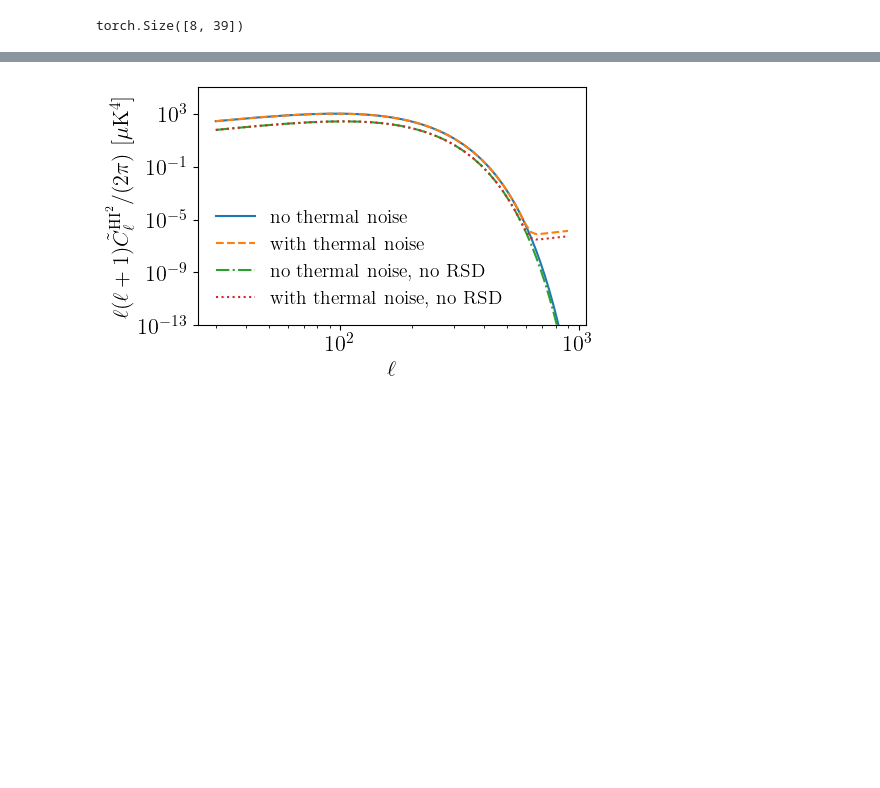
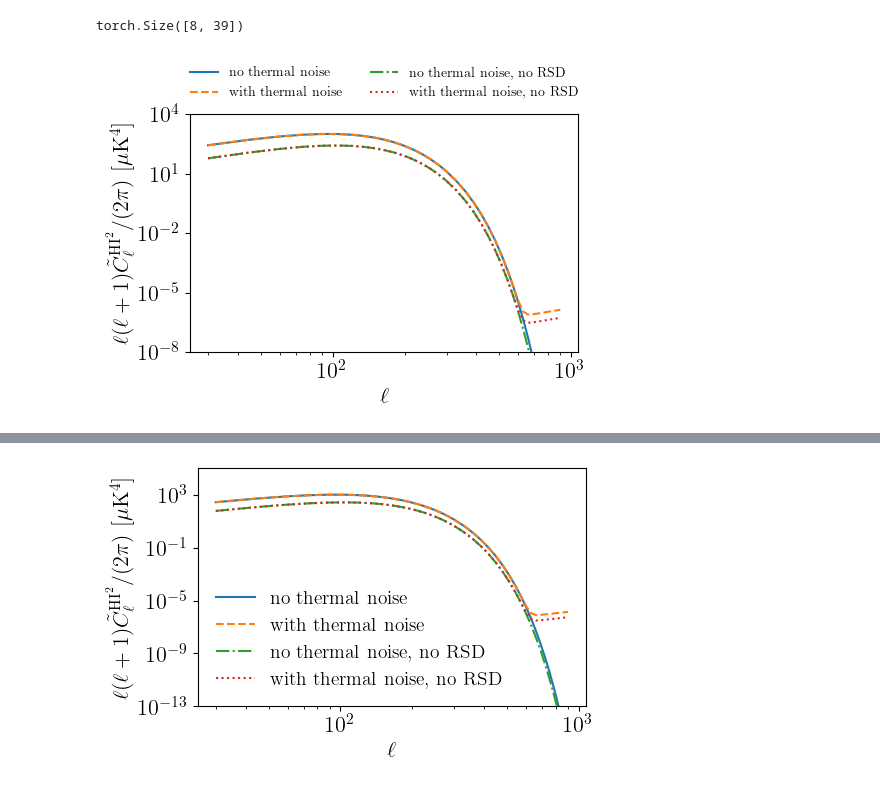
Before and after one commit to Einste11N/SquareField_CrossCorrelation, a Jupyter notebook: Evaluation.ipynb, the cells around one changed output, grey strips where cells are left out. Drawn from its saved outputs; the diff is of its cells as text; code cells hidden in the pictures; blank space fills up the shorter version.

```diff
--- a/Evaluation.ipynb
+++ b/Evaluation.ipynb
@@ -190,3 +190,29 @@ Cl_HI2_nonoise_noRSD /= (sc.c/1000)**4
 Cl_HI2_noRSD /= (sc.c/1000)**4
 Cl_HI2_nonoise_EoR /= (sc.c/1000)**4
 Cl_HI2_EoR /= (sc.c/1000)**4
+# %%
+fig = plt.figure(figsize=(5, 3.09), dpi=100)
+
+plt.plot(l_list, l_list * (l_list + 1) * Cl_HI2_nonoise / (2*np.pi)* 1e24, '-', label='no thermal noise')
+plt.plot(l_list, l_list * (l_list + 1) * Cl_HI2/ (2*np.pi)* 1e24, '--', label='with thermal noise')
+
+plt.plot(l_list, l_list * (l_list + 1) * Cl_HI2_nonoise_noRSD / (2*np.pi)* 1e24, '-.', label='no thermal noise, no RSD')
+plt.plot(l_list, l_list * (l_list + 1) * Cl_HI2_noRSD/ (2*np.pi)* 1e24, ':', label='with thermal noise, no RSD')
+
+# plt.legend(fontsize=14, frameon=False)
+plt.xscale('log')
+plt.yscale('log')
+
+# plt.xticks([30, 100, 300, 600], ['30', '100', '300', '600'])
+plt.xlabel(r'$\ell$', usetex=True)
+# plt.ylim([1e4, 1e28])
+plt.ylim([1e-13, 1e5])
+plt.ylabel(r'$\ell(\ell+1)\tilde{C}_{\ell}^{{\rm HI}^2}/(2\pi)$ [$\mu\mathrm{K}^4$]', usetex=True)
+
+plt.ylim([1e-8, 1e4])
+plt.legend(fontsize=10, loc='upper center', bbox_to_anchor=(0.5, 1.25), ncol = 2, frameon=False)
+
+plt.savefig('Figs/Cl_HI2_compare.pdf', bbox_inches = 'tight')
+plt.show()
+# %% [output]
+[figure, added]
```
Also changed, not shown: parts of 3 cells of this notebook, 15 other files.
